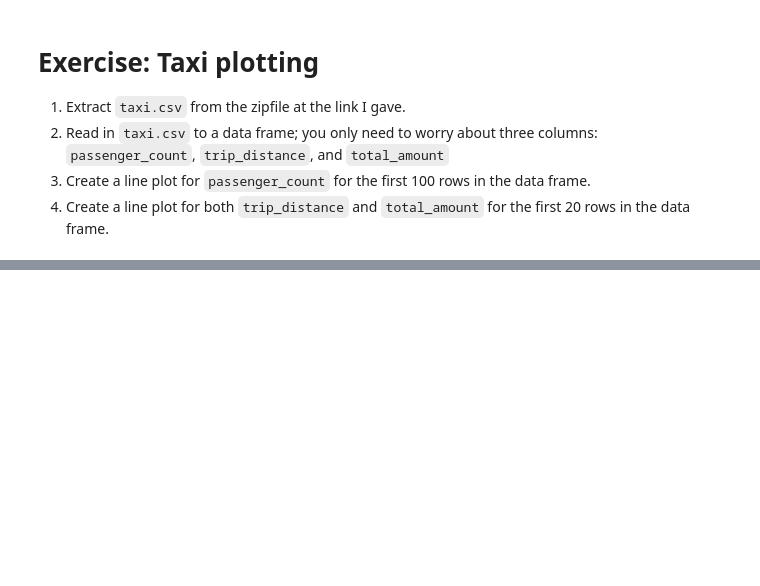
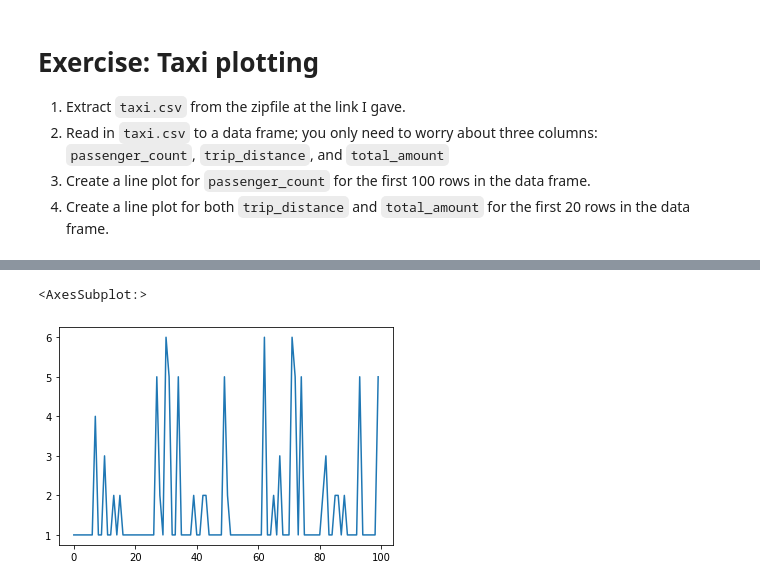
Before and after one commit to ramlaxman/cisco-2020-oct-14-plotting, a Jupyter notebook: Cisco 2020 October 14 — Pandas plotting.ipynb, the cells around one changed output, grey strips where cells are left out. Drawn from its saved outputs; the diff is of its cells as text; code cells hidden in the pictures; blank space fills up the shorter version.

```diff
--- a/Cisco 2020 October 14 — Pandas plotting.ipynb
+++ b/Cisco 2020 October 14 — Pandas plotting.ipynb
@@ -226,3 +226,7 @@ df[['v', 'x', 'z']].plot.bar()
 2. Read in `taxi.csv` to a data frame; you only need to worry about three columns: `passenger_count`, `trip_distance`, and `total_amount`
 3. Create a line plot for `passenger_count` for the first 100 rows in the data frame.
 4. Create a line plot for both `trip_distance` and `total_amount` for the first 20 rows in the data frame.
+# %%
+df = pd.read_csv('taxi.csv',
+                usecols=['passenger_count', 'trip_distance', 'total_amount'])
+df.head()
@@ -228,0 +240,5 @@ df[['v', 'x', 'z']].plot.bar()
+# %%
+df['passenger_count'][:100].plot.line()
+# %% [output]
+<AxesSubplot:>
+[figure, added]
```
Also changed, not shown: parts of 2 cells of this notebook.
